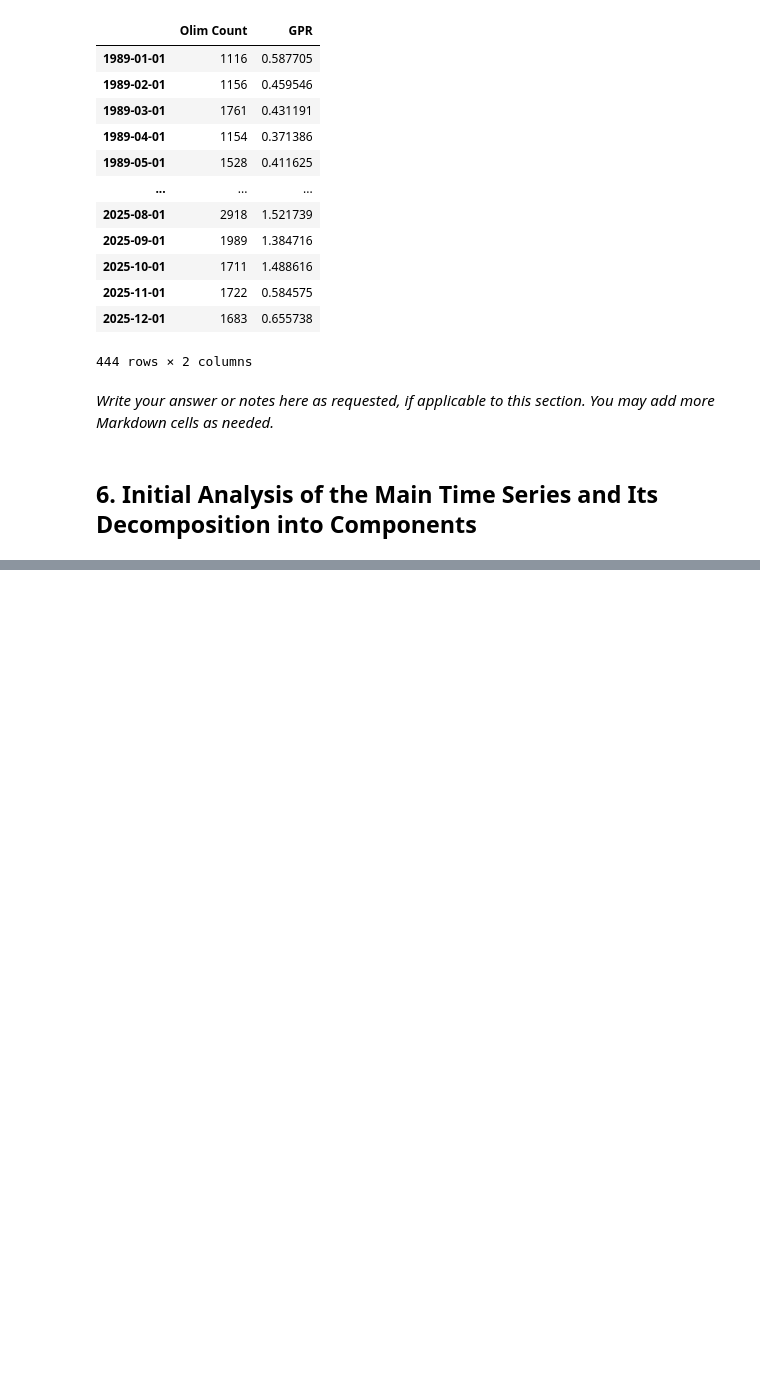
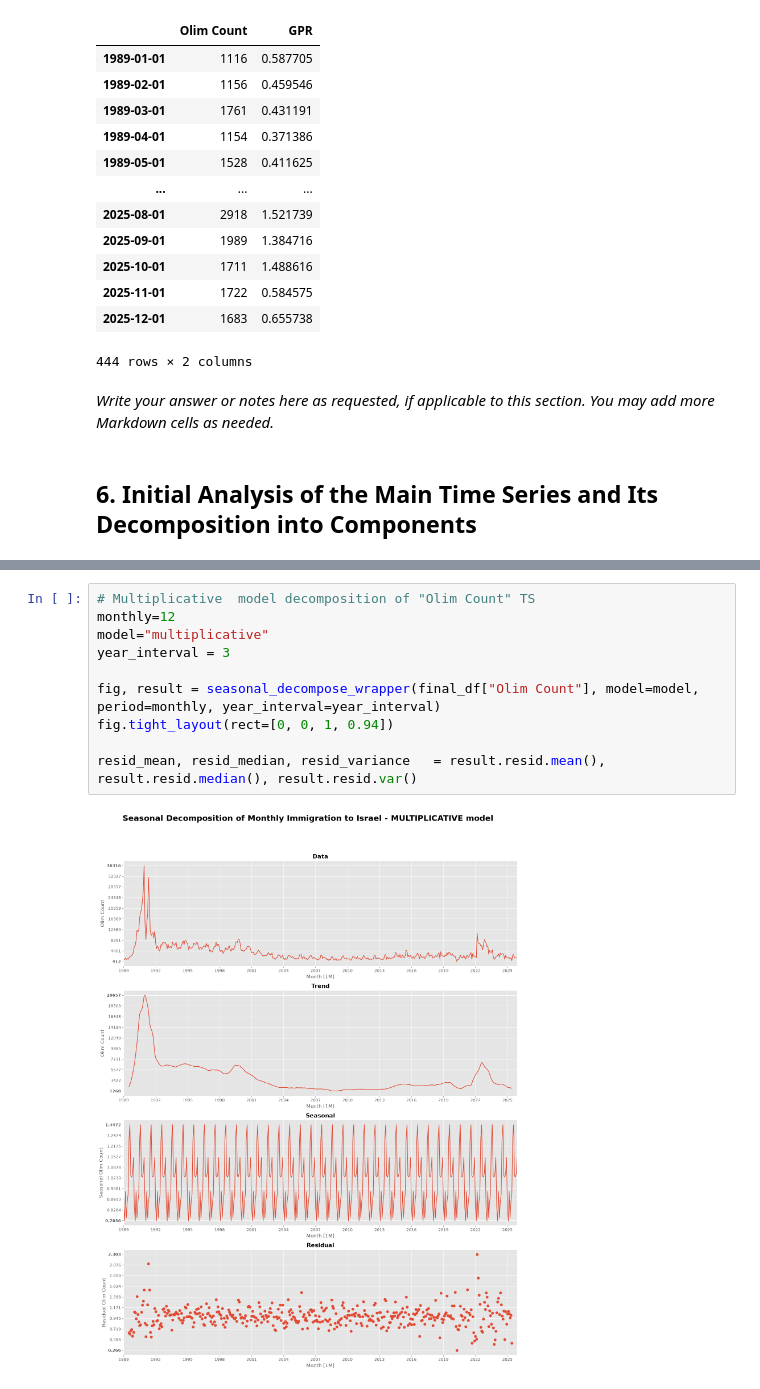
Before and after one commit to davidlvt6992/Time-Series-Analysis, a Jupyter notebook: notebooks/eng_template_project1_id1_id2.ipynb, the cells around one changed output, grey strips where cells are left out. Saved outputs shown, nothing was run; the diff lists cells and outputs as text; blank space fills up the shorter version.

```diff
--- a/notebooks/eng_template_project1_id1_id2.ipynb
+++ b/notebooks/eng_template_project1_id1_id2.ipynb
@@ -270 +371,13 @@ fig.tight_layout(rect=[0, 0, 1, 0.94])
+# %%
+# Multiplicative  model decomposition of "Olim Count" TS
+monthly=12
+model="multiplicative"
+year_interval = 3
+
+fig, result = seasonal_decompose_wrapper(final_df["Olim Count"], model=model, period=monthly, year_interval=year_interval)
+fig.tight_layout(rect=[0, 0, 1, 0.94])
+
+resid_mean, resid_median, resid_variance   = result.resid.mean(), result.resid.median(), result.resid.var()
+# %% [output]
+[figure, added]
 # %% [markdown]
```
Also changed, not shown: parts of 9 cells of this notebook.
